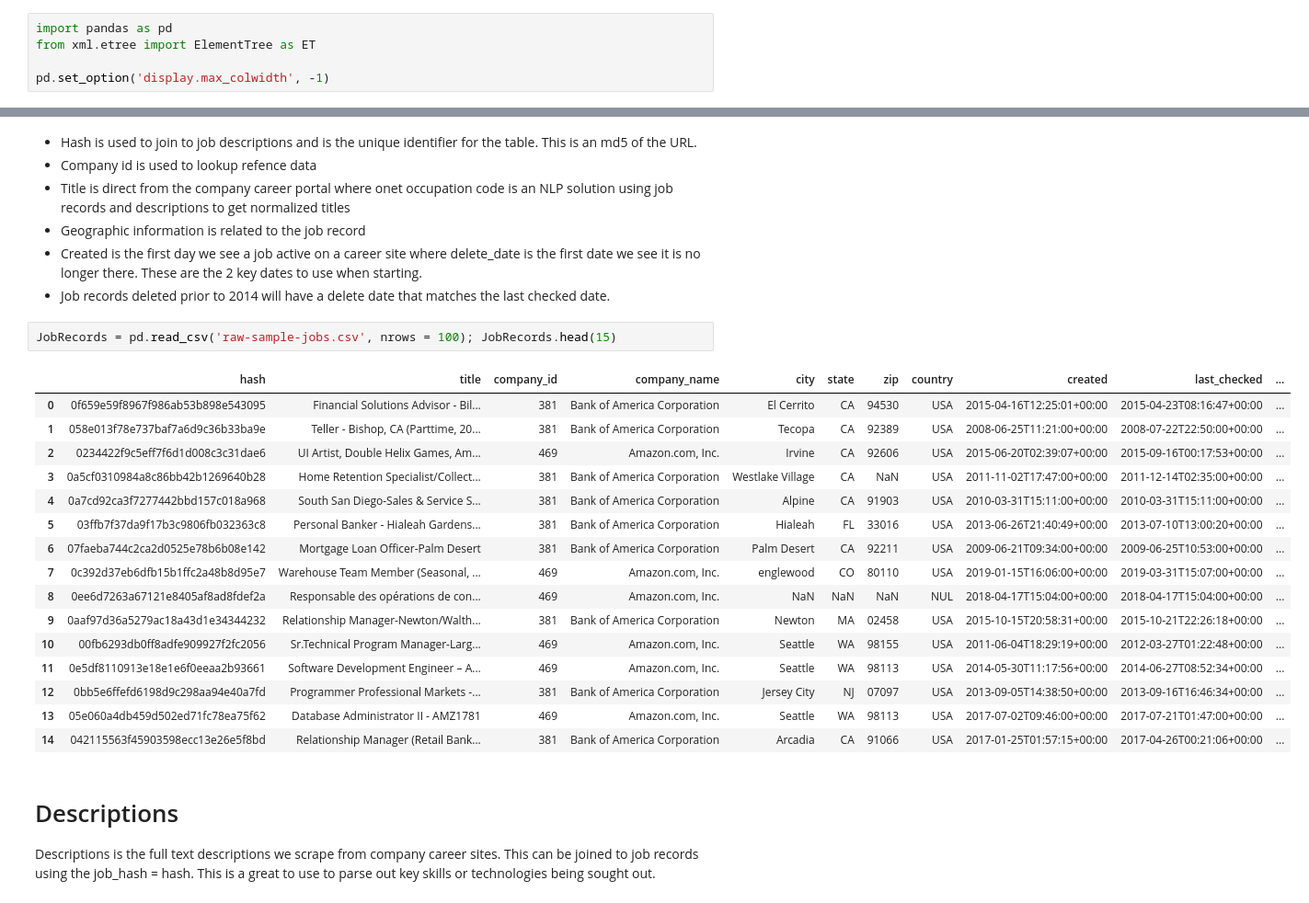
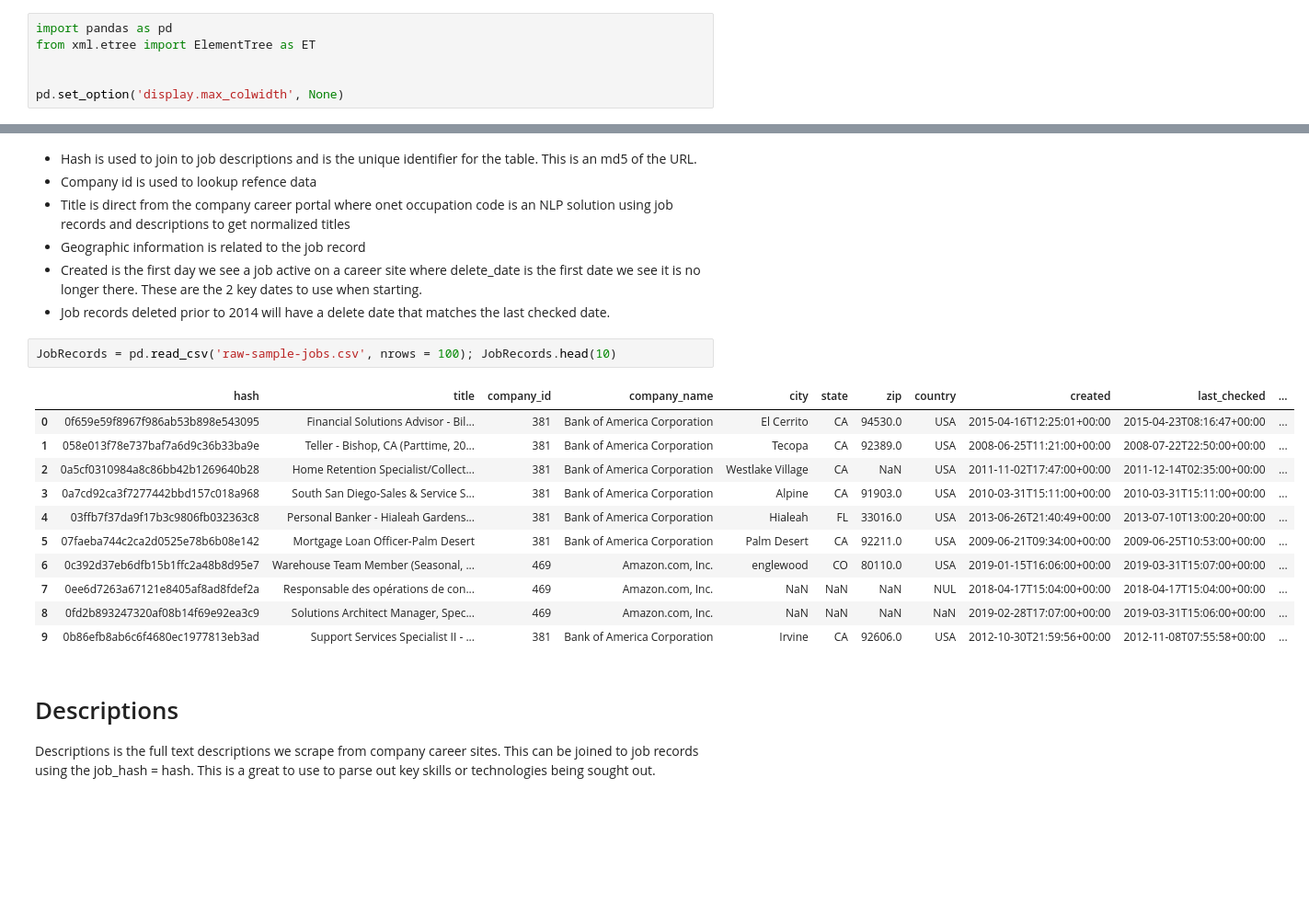
Before and after one commit to LinkUp/Job-Market-Data, a Jupyter notebook: Product Documentation/Product Onboarding.ipynb, the cells around one changed output, grey strips where cells are left out. Shown: that part at 92% size. Cells and saved outputs as stored; diff of their text form; blank space fills up the shorter version.

```diff
--- a/Product Documentation/Product Onboarding.ipynb
+++ b/Product Documentation/Product Onboarding.ipynb
@@ -2,7 +2,8 @@
 import pandas as pd
 from xml.etree import ElementTree as ET
 
-pd.set_option('display.max_colwidth', -1)
+
+pd.set_option('display.max_colwidth', None)
 # %% [markdown]
 # Job Records
 
@@ -15,24 +16,19 @@ Job records is one of the 2 core files in our dataset.  This contains all the in
 + Created is the first day we see a job active on a career site where delete_date is the first date we see it is no longer there.  These are the 2 key dates to use when starting.
 + Job records deleted prior to 2014 will have a delete date that matches the last checked date.
 # %%
-JobRecords = pd.read_csv('raw-sample-jobs.csv', nrows = 100); JobRecords.head(15)
+JobRecords = pd.read_csv('raw-sample-jobs.csv', nrows = 100); JobRecords.head(10)
 # %% [output]
 |  | hash | title | company_id | company_name | city | state | zip | country | created | last_checked | ... |
-| 0 | 0f659e59f8967f986ab53b898e543095 | Financial Solutions Advisor - Bil... | 381 | Bank of America Corporation | El Cerrito | CA | 94530 | USA | 2015-04-16T12:25:01+00:00 | 2015-04-23T08:16:47+00:00 | ... |
-| 1 | 058e013f78e737baf7a6d9c36b33ba9e | Teller - Bishop, CA (Parttime, 20... | 381 | Bank of America Corporation | Tecopa | CA | 92389 | USA | 2008-06-25T11:21:00+00:00 | 2008-07-22T22:50:00+00:00 | ... |
-| 2 | 0234422f9c5eff7f6d1d008c3c31dae6 | UI Artist, Double Helix Games, Am... | 469 | Amazon.com, Inc. | Irvine | CA | 92606 | USA | 2015-06-20T02:39:07+00:00 | 2015-09-16T00:17:53+00:00 | ... |
-| 3 | 0a5cf0310984a8c86bb42b1269640b28 | Home Retention Specialist/Collect... | 381 | Bank of America Corporation | Westlake Village | CA | NaN | USA | 2011-11-02T17:47:00+00:00 | 2011-12-14T02:35:00+00:00 | ... |
-| 4 | 0a7cd92ca3f7277442bbd157c018a968 | South San Diego-Sales & Service S... | 381 | Bank of America Corporation | Alpine | CA | 91903 | USA | 2010-03-31T15:11:00+00:00 | 2010-03-31T15:11:00+00:00 | ... |
-| 5 | 03ffb7f37da9f17b3c9806fb032363c8 | Personal Banker - Hialeah Gardens... | 381 | Bank of America Corporation | Hialeah | FL | 33016 | USA | 2013-06-26T21:40:49+00:00 | 2013-07-10T13:00:20+00:00 | ... |
-| 6 | 07faeba744c2ca2d0525e78b6b08e142 | Mortgage Loan Officer-Palm Desert | 381 | Bank of America Corporation | Palm Desert | CA | 92211 | USA | 2009-06-21T09:34:00+00:00 | 2009-06-25T10:53:00+00:00 | ... |
-| 7 | 0c392d37eb6dfb15b1ffc2a48b8d95e7 | Warehouse Team Member (Seasonal, ... | 469 | Amazon.com, Inc. | englewood | CO | 80110 | USA | 2019-01-15T16:06:00+00:00 | 2019-03-31T15:07:00+00:00 | ... |
-| 8 | 0ee6d7263a67121e8405af8ad8fdef2a | Responsable des opérations de con... | 469 | Amazon.com, Inc. | NaN | NaN | NaN | NUL | 2018-04-17T15:04:00+00:00 | 2018-04-17T15:04:00+00:00 | ... |
-| 9 | 0aaf97d36a5279ac18a43d1e34344232 | Relationship Manager-Newton/Walth... | 381 | Bank of America Corporation | Newton | MA | 02458 | USA | 2015-10-15T20:58:31+00:00 | 2015-10-21T22:26:18+00:00 | ... |
-| 10 | 00fb6293db0ff8adfe909927f2fc2056 | Sr.Technical Program Manager-Larg... | 469 | Amazon.com, Inc. | Seattle | WA | 98155 | USA | 2011-06-04T18:29:19+00:00 | 2012-03-27T01:22:48+00:00 | ... |
-| 11 | 0e5df8110913e18e1e6f0eeaa2b93661 | Software Development Engineer – A... | 469 | Amazon.com, Inc. | Seattle | WA | 98113 | USA | 2014-05-30T11:17:56+00:00 | 2014-06-27T08:52:34+00:00 | ... |
-| 12 | 0bb5e6ffefd6198d9c298aa94e40a7fd | Programmer Professional Markets -... | 381 | Bank of America Corporation | Jersey City | NJ | 07097 | USA | 2013-09-05T14:38:50+00:00 | 2013-09-16T16:46:34+00:00 | ... |
-| 13 | 05e060a4db459d502ed71fc78ea75f62 | Database Administrator II - AMZ1781 | 469 | Amazon.com, Inc. | Seattle | WA | 98113 | USA | 2017-07-02T09:46:00+00:00 | 2017-07-21T01:47:00+00:00 | ... |
-| 14 | 042115563f45903598ecc13e26e5f8bd | Relationship Manager (Retail Bank... | 381 | Bank of America Corporation | Arcadia | CA | 91066 | USA | 2017-01-25T01:57:15+00:00 | 2017-04-26T00:21:06+00:00 | ... |
+| 0 | 0f659e59f8967f986ab53b898e543095 | Financial Solutions Advisor - Bil... | 381 | Bank of America Corporation | El Cerrito | CA | 94530.0 | USA | 2015-04-16T12:25:01+00:00 | 2015-04-23T08:16:47+00:00 | ... |
+| 1 | 058e013f78e737baf7a6d9c36b33ba9e | Teller - Bishop, CA (Parttime, 20... | 381 | Bank of America Corporation | Tecopa | CA | 92389.0 | USA | 2008-06-25T11:21:00+00:00 | 2008-07-22T22:50:00+00:00 | ... |
+| 2 | 0a5cf0310984a8c86bb42b1269640b28 | Home Retention Specialist/Collect... | 381 | Bank of America Corporation | Westlake Village | CA | NaN | USA | 2011-11-02T17:47:00+00:00 | 2011-12-14T02:35:00+00:00 | ... |
+| 3 | 0a7cd92ca3f7277442bbd157c018a968 | South San Diego-Sales & Service S... | 381 | Bank of America Corporation | Alpine | CA | 91903.0 | USA | 2010-03-31T15:11:00+00:00 | 2010-03-31T15:11:00+00:00 | ... |
+| 4 | 03ffb7f37da9f17b3c9806fb032363c8 | Personal Banker - Hialeah Gardens... | 381 | Bank of America Corporation | Hialeah | FL | 33016.0 | USA | 2013-06-26T21:40:49+00:00 | 2013-07-10T13:00:20+00:00 | ... |
+| 5 | 07faeba744c2ca2d0525e78b6b08e142 | Mortgage Loan Officer-Palm Desert | 381 | Bank of America Corporation | Palm Desert | CA | 92211.0 | USA | 2009-06-21T09:34:00+00:00 | 2009-06-25T10:53:00+00:00 | ... |
+| 6 | 0c392d37eb6dfb15b1ffc2a48b8d95e7 | Warehouse Team Member (Seasonal, ... | 469 | Amazon.com, Inc. | englewood | CO | 80110.0 | USA | 2019-01-15T16:06:00+00:00 | 2019-03-31T15:07:00+00:00 | ... |
+| 7 | 0ee6d7263a67121e8405af8ad8fdef2a | Responsable des opérations de con... | 469 | Amazon.com, Inc. | NaN | NaN | NaN | NUL | 2018-04-17T15:04:00+00:00 | 2018-04-17T15:04:00+00:00 | ... |
+| 8 | 0fd2b893247320af08b14f69e92ea3c9 | Solutions Architect Manager, Spec... | 469 | Amazon.com, Inc. | NaN | NaN | NaN | NaN | 2019-02-28T17:07:00+00:00 | 2019-03-31T15:06:00+00:00 | ... |
+| 9 | 0b86efb8ab6c6f4680ec1977813eb3ad | Support Services Specialist II - ... | 381 | Bank of America Corporation | Irvine | CA | 92606.0 | USA | 2012-10-30T21:59:56+00:00 | 2012-11-08T07:55:58+00:00 | ... |
 # %% [markdown]
 # Descriptions
 
```
Also changed, not shown: parts of 6 cells of this notebook.
